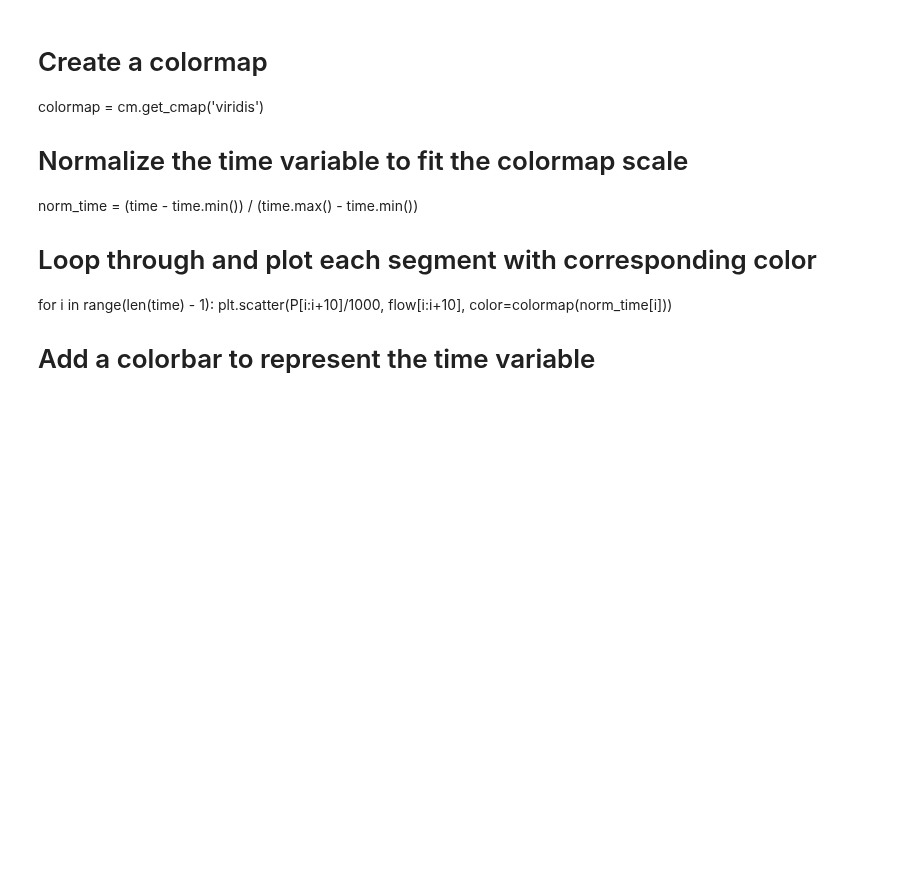
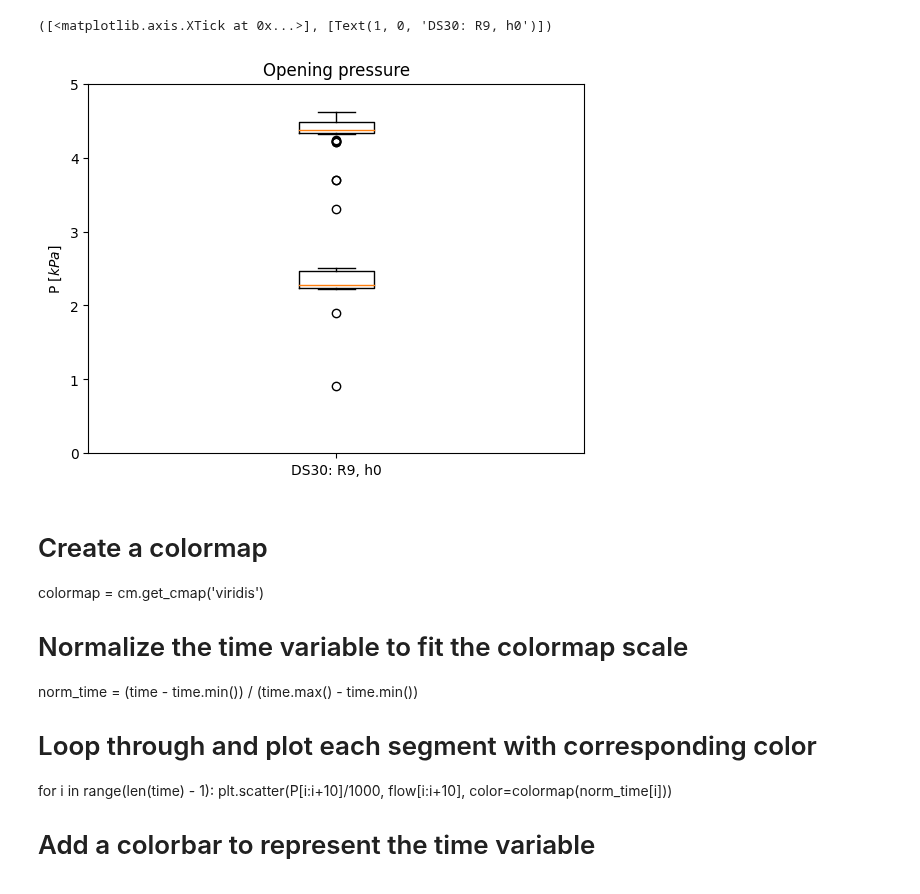
Before and after one commit to Olviel/Thermal_Soft_Robotics, a Jupyter notebook: Thermal_actuation/Experimental/Fluidic/Rothmund_Pressure_release/Valve_leak_test_rothmund_v2.ipynb, the cells around one changed output. Saved outputs shown, nothing was run; the diff lists cells and outputs as text; code cells hidden in the pictures; blank space fills up the shorter version.

```diff
--- a/Thermal_actuation/Experimental/Fluidic/Rothmund_Pressure_release/Valve_leak_test_rothmund_v2.ipynb
+++ b/Thermal_actuation/Experimental/Fluidic/Rothmund_Pressure_release/Valve_leak_test_rothmund_v2.ipynb
@@ -127,12 +143,12 @@ data_sliced = []
 while start < len(data[0][0]['DigOut-1']):
     start = np.argmax(data[0][0]['DigOut-1'][start:] == 1) +start  # Correcting index for slicing
     end = np.argmax(data[0][0]['DigOut-1'][start:] == 0)+start   # Correcting index for slicing
+
     if end <= start:  # Break if no more valid segments are found
         break
+
     # Reschale the flow data to compensate for drifting
     first_value = flow[start]
-
-
     flow_rescaled =flow[start:end] - first_value
 
        # Create a DataFrame for this run
@@ -145,9 +161,5 @@ while start < len(data[0][0]['DigOut-1']):
     # Append this DataFrame to the list
     data_sliced.append(run_df)
 
-    first_start = np.argmax(data[0][0]['DigOut-1'] == 1)
-
-
-
     start = end + 5  # Move to next segment
     run_count += 1  # Increment run counter
@@ -178,3 +234,16 @@ P_open
+# %%
+P_open
+plt.boxplot(P_open)
+plt.boxplot(P_close)
+plt.ylim(0,5)
+
+# Add title and labels for clarity
+plt.title("Opening pressure")
+plt.ylabel("P [$kPa$]")
+plt.xticks([1], ['DS30: R9, h0'])
+# %% [output]
+([<matplotlib.axis.XTick at 0x...>], [Text(1, 0, 'DS30: R9, h0')])
+[figure, added]
 # %% [markdown]
 # Create a colormap
 colormap = cm.get_cmap('viridis')
```
Also changed, not shown: parts of 10 cells of this notebook.
